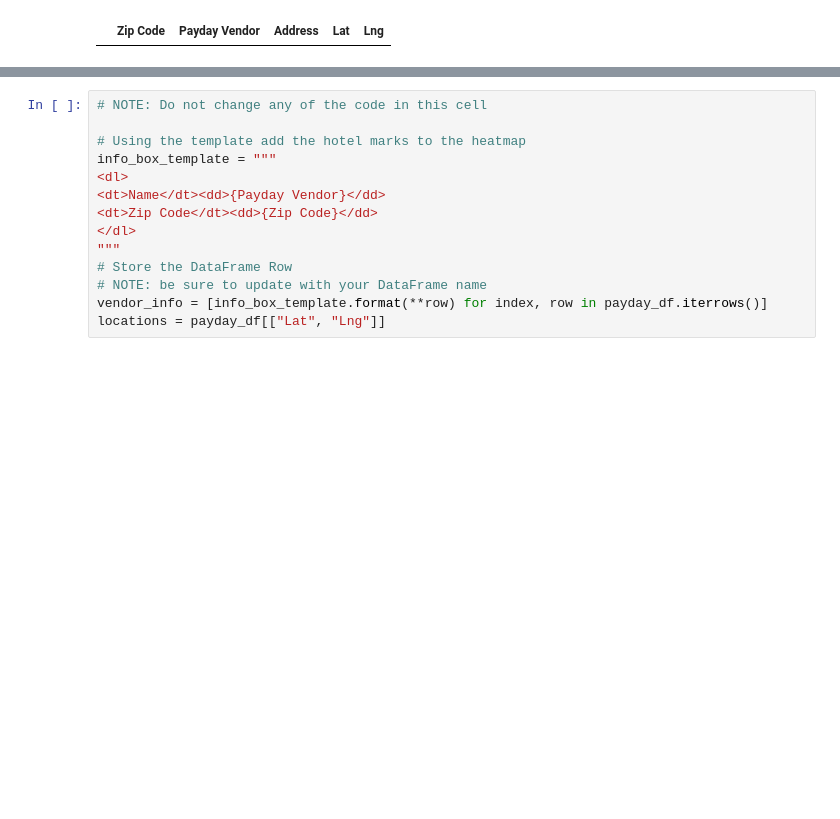
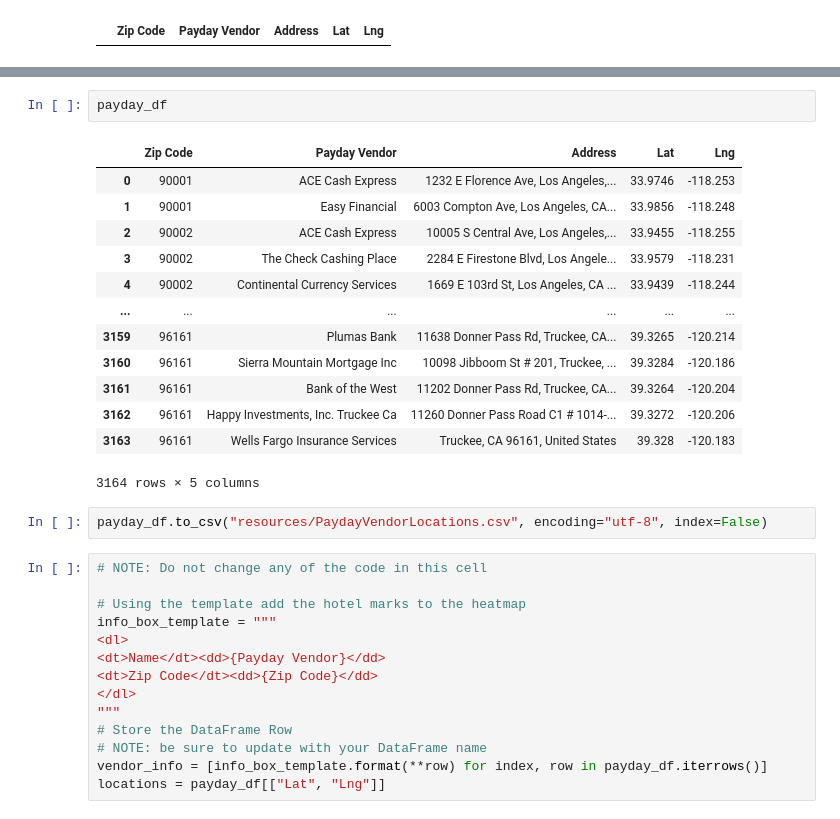
Before and after one commit to sistre/MMM, a Jupyter notebook: paydayloanvendor.ipynb, the cells around one changed output, grey strips where cells are left out. Saved outputs shown, nothing was run; the diff lists cells and outputs as text; blank space fills up the shorter version.

```diff
--- a/paydayloanvendor.ipynb
+++ b/paydayloanvendor.ipynb
@@ -117,3 +115,21 @@ Skipping location \ not in zipcode
+# %%
+payday_df
+# %% [output]
+|  | Zip Code | Payday Vendor | Address | Lat | Lng |
+| 0 | 90001 | ACE Cash Express | 1232 E Florence Ave, Los Angeles,... | 33.9746 | -118.253 |
+| 1 | 90001 | Easy Financial | 6003 Compton Ave, Los Angeles, CA... | 33.9856 | -118.248 |
+| 2 | 90002 | ACE Cash Express | 10005 S Central Ave, Los Angeles,... | 33.9455 | -118.255 |
+| 3 | 90002 | The Check Cashing Place | 2284 E Firestone Blvd, Los Angele... | 33.9579 | -118.231 |
+| 4 | 90002 | Continental Currency Services | 1669 E 103rd St, Los Angeles, CA ... | 33.9439 | -118.244 |
+| ... | ... | ... | ... | ... | ... |
+| 3159 | 96161 | Plumas Bank | 11638 Donner Pass Rd, Truckee, CA... | 39.3265 | -120.214 |
+| 3160 | 96161 | Sierra Mountain Mortgage Inc | 10098 Jibboom St # 201, Truckee, ... | 39.3284 | -120.186 |
+| 3161 | 96161 | Bank of the West | 11202 Donner Pass Rd, Truckee, CA... | 39.3264 | -120.204 |
+| 3162 | 96161 | Happy Investments, Inc. Truckee Ca | 11260 Donner Pass Road C1 # 1014-... | 39.3272 | -120.206 |
+| 3163 | 96161 | Wells Fargo Insurance Services | Truckee, CA 96161, United States | 39.328 | -120.183 |
+3164 rows × 5 columns
+# %%
+payday_df.to_csv("resources/PaydayVendorLocations.csv", encoding="utf-8", index=False)
 # %%
 # NOTE: Do not change any of the code in this cell
 
```
Also changed, not shown: parts of 2 cells of this notebook, 2 other files.
